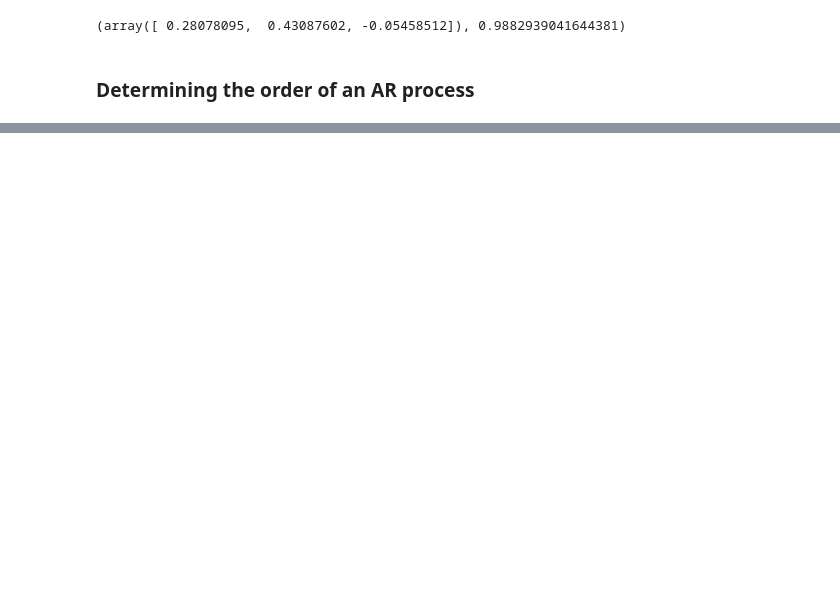
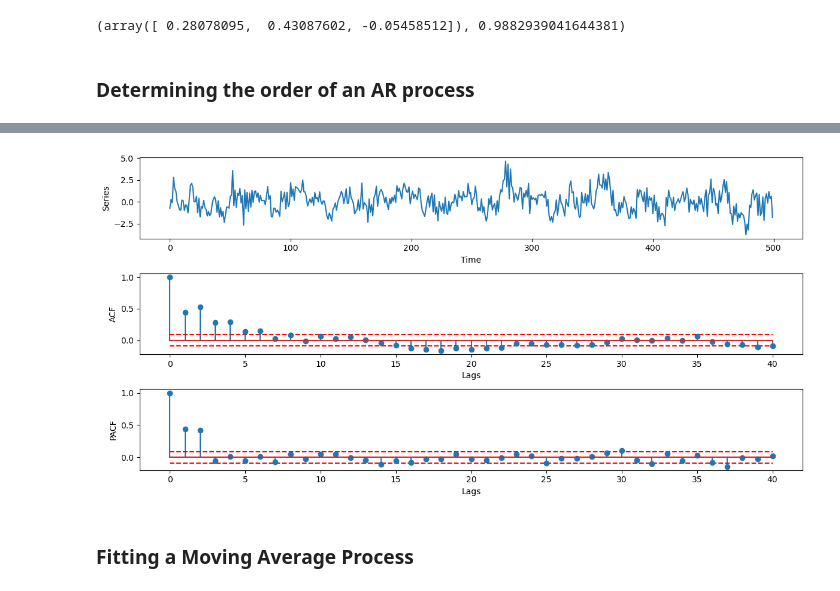
Before and after one commit to mlize/Time-Series-Study, a Jupyter notebook: fitting_time_series_in_the_time_domain.ipynb, the cells around one changed output, grey strips where cells are left out. Drawn from its saved outputs; the diff is of its cells as text; code cells hidden in the pictures; blank space fills up the shorter version.

```diff
--- a/fitting_time_series_in_the_time_domain.ipynb
+++ b/fitting_time_series_in_the_time_domain.ipynb
@@ -539,0 +576,6 @@ Warnings:
+# %%
+plot_acf(ar_series, plot_pacf = True)
+# %% [output]
+[figure, added]
+# %% [markdown]
+### Fitting a Moving Average Process
```
Also changed, not shown: parts of 23 cells of this notebook.
